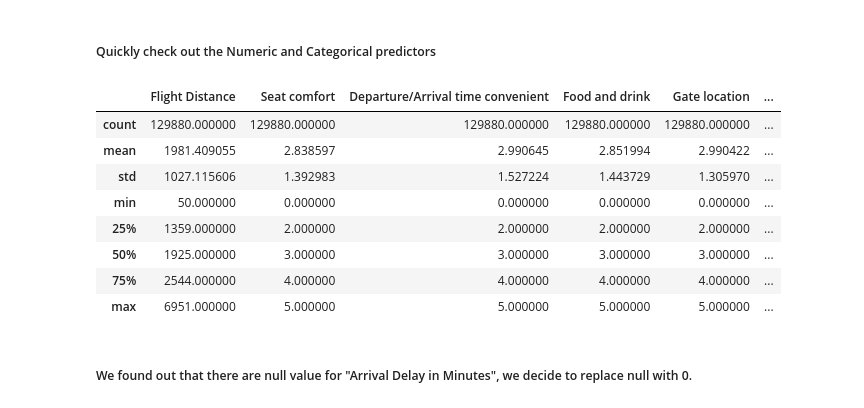
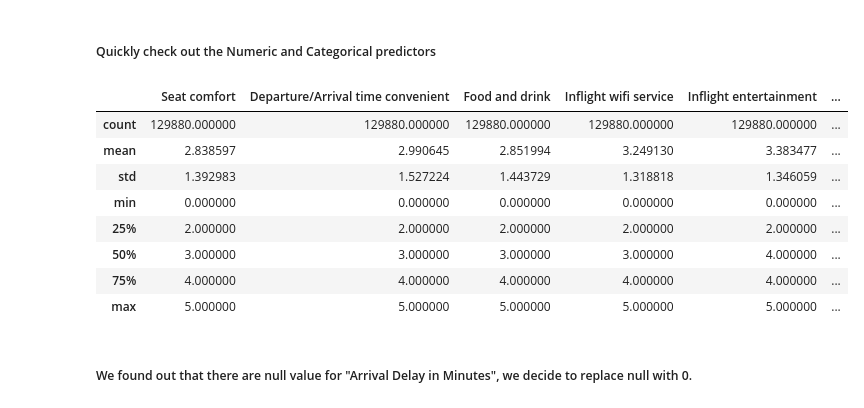
Before and after one commit to Aaronre1/USAirlineSatisfaction_SC1005_miniproject, a Jupyter notebook: test.ipynb, the cells around one changed output. Cells and saved outputs as stored; diff of their text form; code cells hidden in the pictures.

```diff
--- a/test.ipynb
+++ b/test.ipynb
@@ -81,21 +88,20 @@ Ratio of classes is satisfied : neutral or dissatisfied =  71087 : 58793
 ##### Quickly check out the Numeric and Categorical predictors
 # %%
 # Numeric Predictors
-satisfactionData[['Flight Distance','Seat comfort','Departure/Arrival time convenient',
-                  'Food and drink','Gate location','Inflight wifi service','Inflight entertainment',
-                  'Online support','Ease of Online booking','On-board service','Leg room service',
-                 'Baggage handling','Checkin service','Cleanliness','Online boarding',
+satisfactionData[['Seat comfort','Departure/Arrival time convenient',
+                  'Food and drink','Inflight wifi service','Inflight entertainment',
+                  'On-board service','Leg room service','Checkin service','Cleanliness',
                  'Departure Delay in Minutes','Arrival Delay in Minutes',]].describe()
 # %% [output]
-|  | Flight Distance | Seat comfort | Departure/Arrival time convenient | Food and drink | Gate location | ... |
+|  | Seat comfort | Departure/Arrival time convenient | Food and drink | Inflight wifi service | Inflight entertainment | ... |
 | count | 129880.000000 | 129880.000000 | 129880.000000 | 129880.000000 | 129880.000000 | ... |
-| mean | 1981.409055 | 2.838597 | 2.990645 | 2.851994 | 2.990422 | ... |
-| std | 1027.115606 | 1.392983 | 1.527224 | 1.443729 | 1.305970 | ... |
-| min | 50.000000 | 0.000000 | 0.000000 | 0.000000 | 0.000000 | ... |
-| 25% | 1359.000000 | 2.000000 | 2.000000 | 2.000000 | 2.000000 | ... |
-| 50% | 1925.000000 | 3.000000 | 3.000000 | 3.000000 | 3.000000 | ... |
-| 75% | 2544.000000 | 4.000000 | 4.000000 | 4.000000 | 4.000000 | ... |
-| max | 6951.000000 | 5.000000 | 5.000000 | 5.000000 | 5.000000 | ... |
+| mean | 2.838597 | 2.990645 | 2.851994 | 3.249130 | 3.383477 | ... |
+| std | 1.392983 | 1.527224 | 1.443729 | 1.318818 | 1.346059 | ... |
+| min | 0.000000 | 0.000000 | 0.000000 | 0.000000 | 0.000000 | ... |
+| 25% | 2.000000 | 2.000000 | 2.000000 | 2.000000 | 2.000000 | ... |
+| 50% | 3.000000 | 3.000000 | 3.000000 | 3.000000 | 4.000000 | ... |
+| 75% | 4.000000 | 4.000000 | 4.000000 | 4.000000 | 4.000000 | ... |
+| max | 5.000000 | 5.000000 | 5.000000 | 5.000000 | 5.000000 | ... |
 # %% [markdown]
 ##### We found out that there are null value for "Arrival Delay in Minutes", we decide to replace null with 0.
 # %%
```
Also changed, not shown: parts of 21 cells of this notebook, 1 other file.
